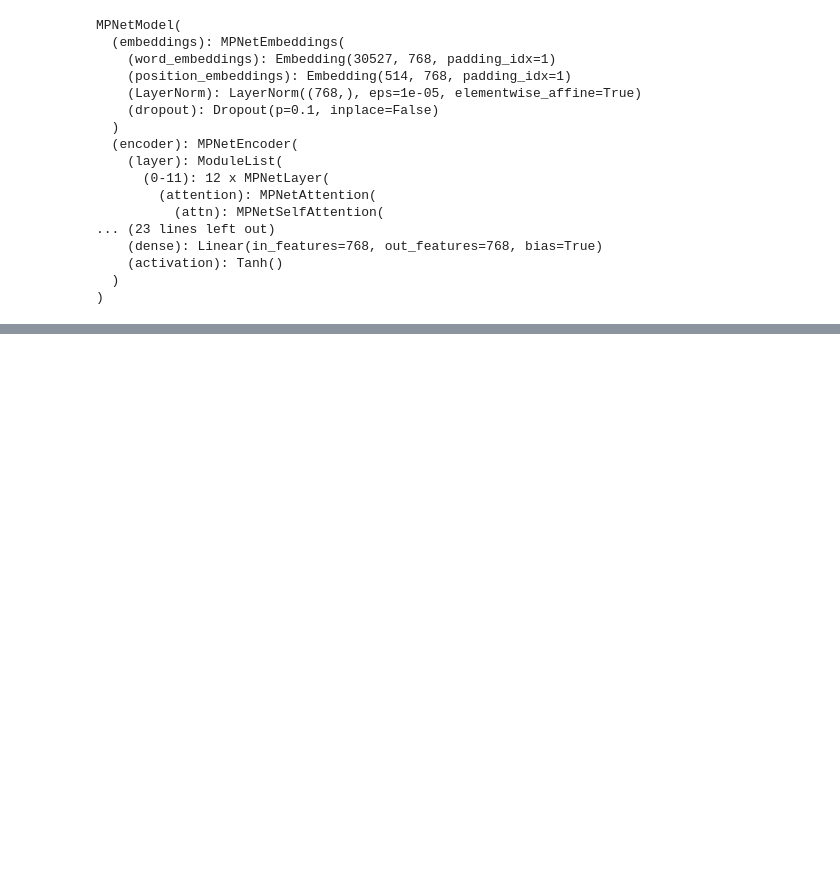
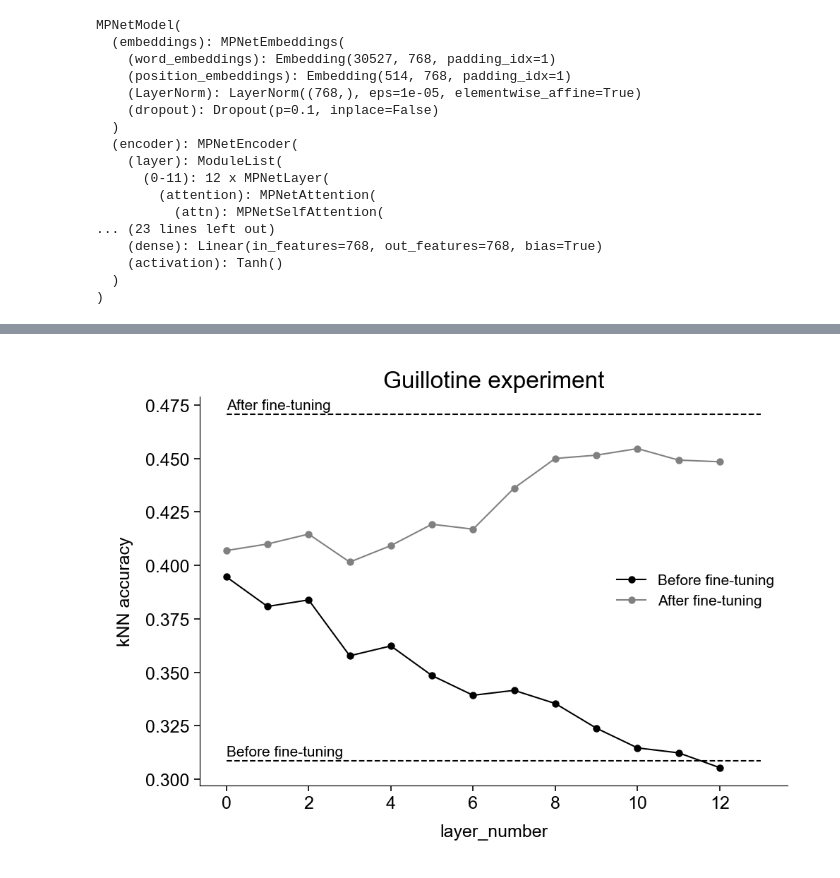
Before and after one commit to berenslab/text-embed-augm, a Jupyter notebook: scripts/updated_dataset/23-rgm-guillotine.ipynb, the cells around one changed output, grey strips where cells are left out. Cells and saved outputs as stored; diff of their text form; code cells hidden in the pictures; blank space fills up the shorter version.

```diff
--- a/scripts/updated_dataset/23-rgm-guillotine.ipynb
+++ b/scripts/updated_dataset/23-rgm-guillotine.ipynb
@@ -1509,0 +3030,90 @@ fig.savefig(figures_path / "guillotine_experiment_several_models_v1.png")
+# %%
+%matplotlib inline
+fig, ax = plt.subplots(figsize=(3.25, 2.3), dpi=300, layout="constrained")
+
+model_name = "random_bert"
+knn_acc_before_all = []
+knn_acc_after_all = []
+for layer_number in np.arange(13):
+    saving_path = (
+        Path("embeddings_" + model_name.lower())
+        / Path("updated_dataset")
+        / Path("guillotine_experiment")
+    )
+    saving_name = (
+        f"knn_accuracies_untrained_av_after_layer_{layer_number}_v1.npy"
+    )
+    knn_acc_before = np.load(
+        variables_path / saving_path / saving_name,
+    )
+
+    knn_acc_before_all.append(knn_acc_before[0])
+
+    saving_name = (
+        f"knn_accuracies_trained_n_epochs_1_av_after_layer_{layer_number}.npy"
+    )
+    knn_acc_after = np.load(
+        variables_path / saving_path / saving_name,
+    )
+
+    knn_acc_after_all.append(knn_acc_after[0])
+
+ax.plot(
+    np.arange(13),
+    knn_acc_before_all,
+    c="k",
+    ms=3,
+    marker=".",
+    label="Before fine-tuning",
+)
+
+ax.plot(
+    np.arange(13),
+    knn_acc_after_all,
+    c="grey",
+    ms=3,
+    marker=".",
+    label="After fine-tuning",
+)
+
+# load before and after training value
+saving_path = Path("embeddings_" + model_name.lower()) / Path(
+    "updated_dataset"
+)
+
+knn_accuracies_after = np.load(
+    variables_path / saving_path / "knn_accuracies_run1.npy"
+)
+
+saving_name_2 = Path("knn_accuracy_" + model_name.lower() + ".npy")
+knn_accuracies_before = np.load(
+    variables_path / "updated_dataset" / saving_name_2
+)
+ax.hlines(knn_accuracies_before[0], 0, 13, color="k", linestyle="--")
+ax.text(
+    0,
+    knn_accuracies_before[0] + 0.001,
+    f"Before fine-tuning",
+    fontsize=5,
+    va="bottom",
+    ha="left",
+)
+ax.hlines(knn_accuracies_after[0, 0], 0, 13, color="k", linestyle="--")
+ax.text(
+    0,
+    knn_accuracies_after[0, 0] + 0.001,
+    f"After fine-tuning",
+    fontsize=5,
+    va="bottom",
+    ha="left",
+)
+ax.legend(loc="center right")
+ax.set_xlabel("layer_number")
+ax.set_ylabel("kNN accuracy")
+ax.set_title("Guillotine experiment")
+fig.savefig(
+    figures_path
+    / f"guillotine_experiment_{model_name.lower()}_after_n_epochs_1_v1.png"
+)
+# %% [output]
+[figure, added]
```
Also changed, not shown: parts of 119 cells of this notebook, 9 other files.
